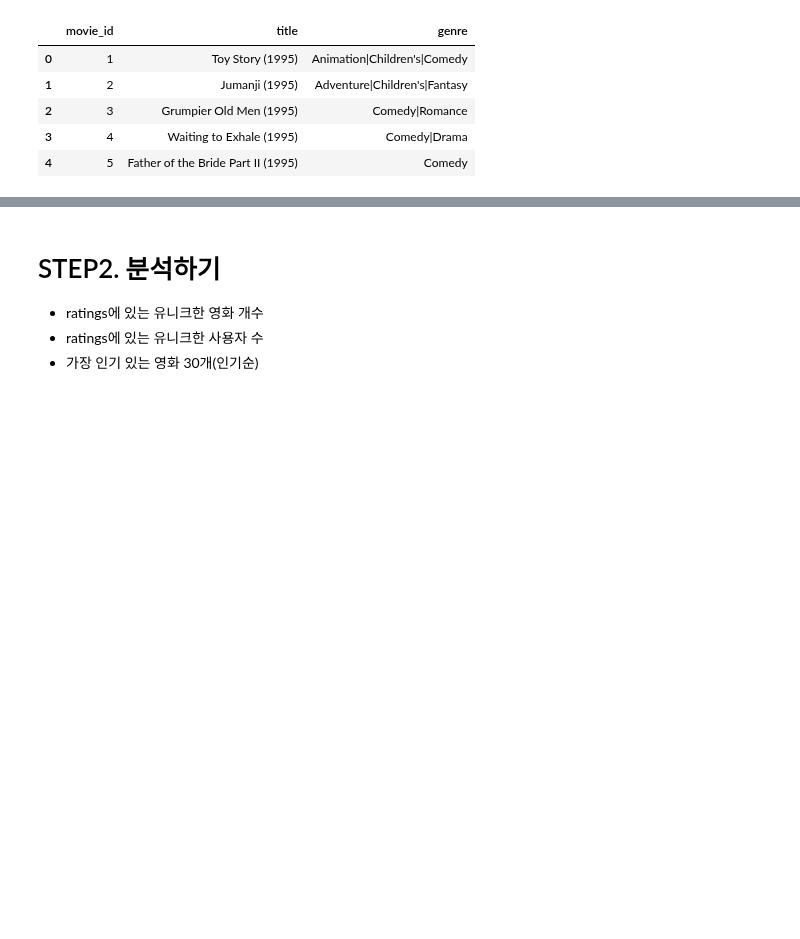
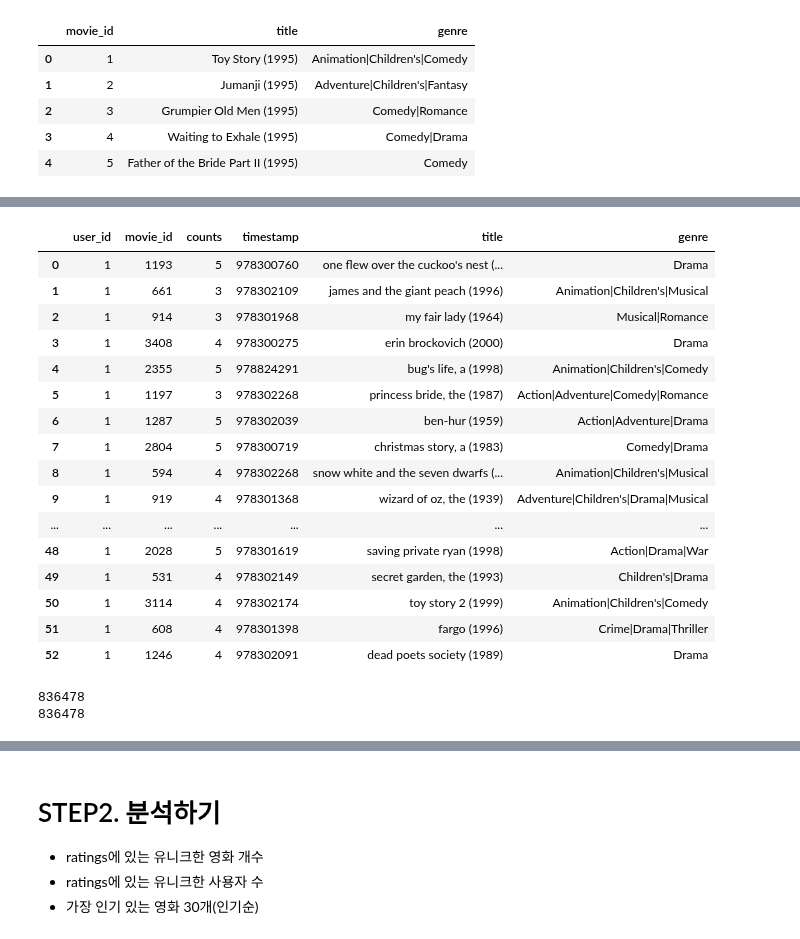
Before and after one commit to LAGABI44/AIFFEL_Study, a Jupyter notebook: EXPLORATION/Submission/[E-14]Movie_Recommendations.ipynb, the cells around one changed output, grey strips where cells are left out. Drawn from its saved outputs; the diff is of its cells as text; code cells hidden in the pictures; blank space fills up the shorter version.

```diff
--- a/EXPLORATION/Submission/[E-14]Movie_Recommendations.ipynb
+++ b/EXPLORATION/Submission/[E-14]Movie_Recommendations.ipynb
@@ -64,3 +64,7 @@ movies.head()
 | 2 | 3 | Grumpier Old Men (1995) | Comedy|Romance |
 | 3 | 4 | Waiting to Exhale (1995) | Comedy|Drama |
 | 4 | 5 | Father of the Bride Part II (1995) | Comedy |
+# %%
+# 검색을 쉽게 하기 위해 영화 제목을 소문자로 변경
+movies['title'] = movies['title'].str.lower() # 검색을 쉽게 하기 위해 아티스트 문자열을 소문자로 바꿔줍시다.
+movies.head(10)
@@ -66,0 +135,28 @@ movies.head()
+# %%
+merge_movies = pd.merge(ratings, movies, how='left', on='movie_id')
+#merge_movies.sort_values('user_id')
+merge_movies.loc[merge_movies['user_id'] == 1]
+# %% [output]
+|  | user_id | movie_id | counts | timestamp | title | genre |
+| 0 | 1 | 1193 | 5 | 978300760 | one flew over the cuckoo's nest (... | Drama |
+| 1 | 1 | 661 | 3 | 978302109 | james and the giant peach (1996) | Animation|Children's|Musical |
+| 2 | 1 | 914 | 3 | 978301968 | my fair lady (1964) | Musical|Romance |
+| 3 | 1 | 3408 | 4 | 978300275 | erin brockovich (2000) | Drama |
+| 4 | 1 | 2355 | 5 | 978824291 | bug's life, a (1998) | Animation|Children's|Comedy |
+| 5 | 1 | 1197 | 3 | 978302268 | princess bride, the (1987) | Action|Adventure|Comedy|Romance |
+| 6 | 1 | 1287 | 5 | 978302039 | ben-hur (1959) | Action|Adventure|Drama |
+| 7 | 1 | 2804 | 5 | 978300719 | christmas story, a (1983) | Comedy|Drama |
+| 8 | 1 | 594 | 4 | 978302268 | snow white and the seven dwarfs (... | Animation|Children's|Musical |
+| 9 | 1 | 919 | 4 | 978301368 | wizard of oz, the (1939) | Adventure|Children's|Drama|Musical |
+| ... | ... | ... | ... | ... | ... | ... |
+| 48 | 1 | 2028 | 5 | 978301619 | saving private ryan (1998) | Action|Drama|War |
+| 49 | 1 | 531 | 4 | 978302149 | secret garden, the (1993) | Children's|Drama |
+| 50 | 1 | 3114 | 4 | 978302174 | toy story 2 (1999) | Animation|Children's|Comedy |
+| 51 | 1 | 608 | 4 | 978301398 | fargo (1996) | Crime|Drama|Thriller |
+| 52 | 1 | 1246 | 4 | 978302091 | dead poets society (1989) | Drama |
+# %%
+print(ratings.shape[0])
+print(merge_movies.shape[0])
+# %% [output]
+836478
+836478
```
Also changed, not shown: parts of 44 cells of this notebook.
